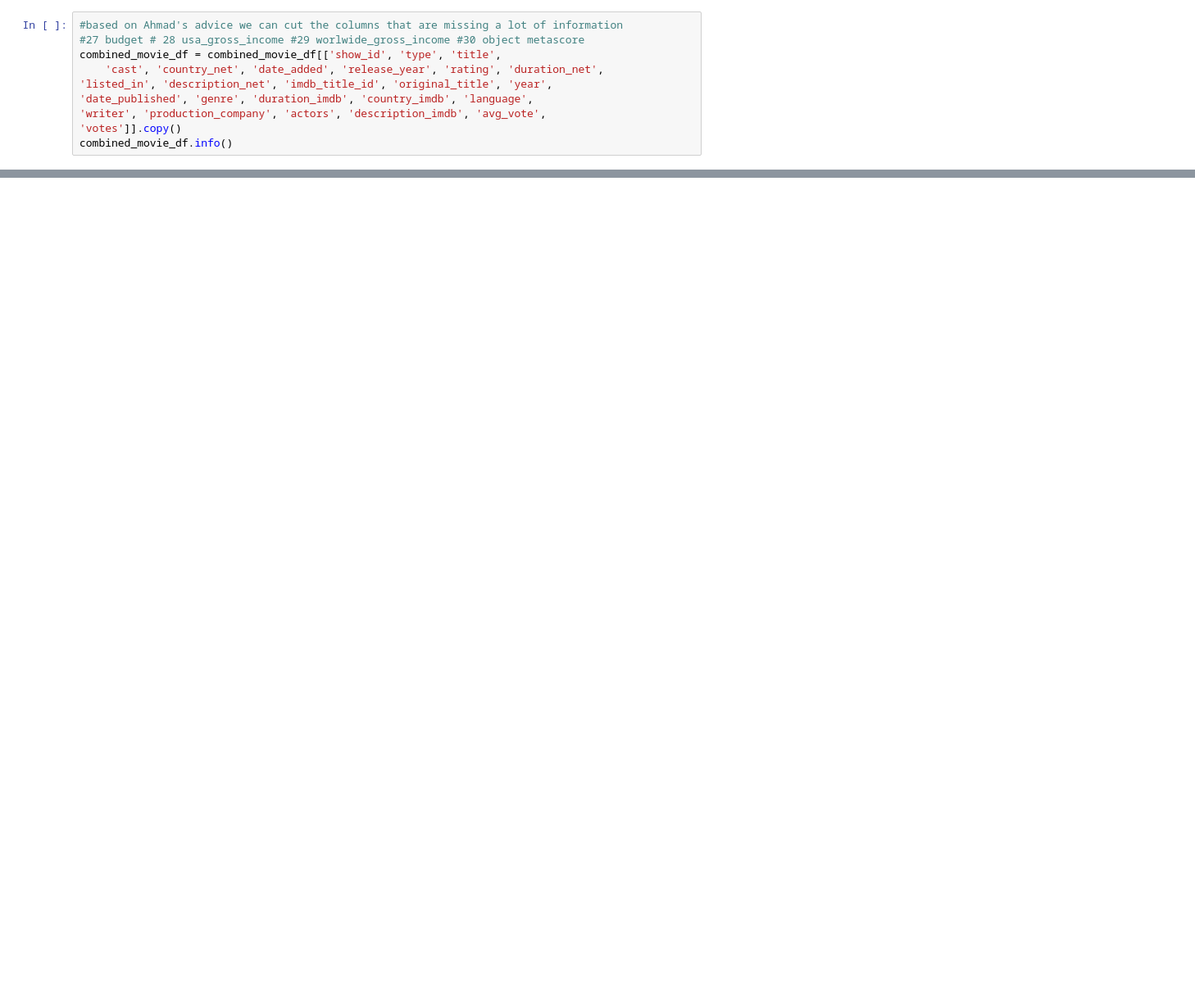
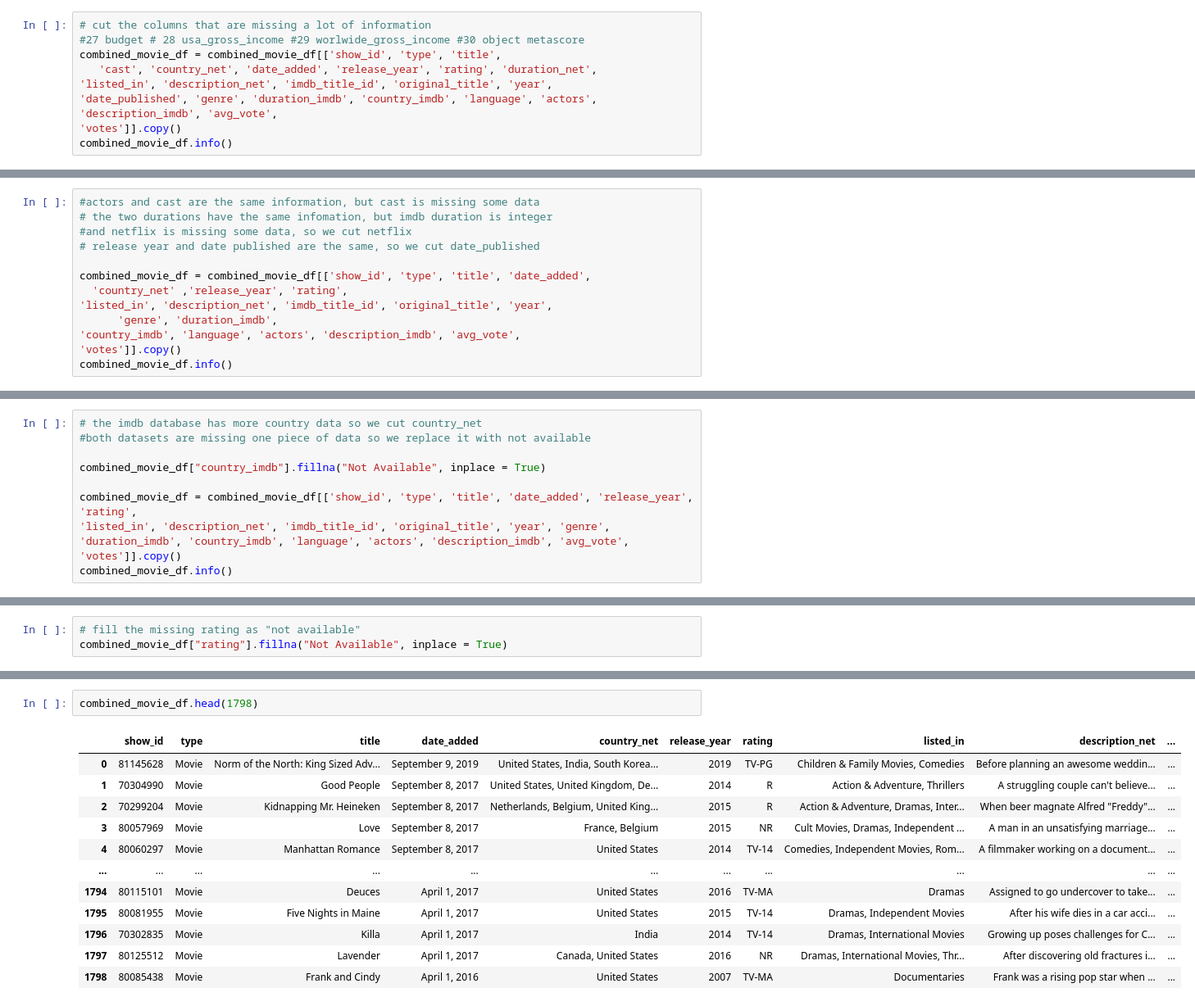
Before and after one commit to hsaka1993/ETLNetflixProject, a Jupyter notebook: Matt_only_movies_etl-short.ipynb, the cells around one changed output, grey strips where cells are left out. Shown: that part at 82% size. Saved outputs shown, nothing was run; the diff lists cells and outputs as text; blank space fills up the shorter version.

Commit message:
add the final movie dataframe

```diff
--- a/Matt_only_movies_etl-short.ipynb
+++ b/Matt_only_movies_etl-short.ipynb
@@ -212,11 +197,10 @@ memory usage: 460.2+ KB
 # %%
-#based on Ahmad's advice we can cut the columns that are missing a lot of information
+# cut the columns that are missing a lot of information
 #27 budget # 28 usa_gross_income #29 worlwide_gross_income #30 object metascore
 combined_movie_df = combined_movie_df[['show_id', 'type', 'title',
-    'cast', 'country_net', 'date_added', 'release_year', 'rating', 'duration_net',
+   'cast', 'country_net', 'date_added', 'release_year', 'rating', 'duration_net',
 'listed_in', 'description_net', 'imdb_title_id', 'original_title', 'year',
-'date_published', 'genre', 'duration_imdb', 'country_imdb', 'language',
-'writer', 'production_company', 'actors', 'description_imdb', 'avg_vote',
+'date_published', 'genre', 'duration_imdb', 'country_imdb', 'language', 'actors', 'description_imdb', 'avg_vote',
 'votes']].copy()
 combined_movie_df.info()
 # %% [output]
@@ -267,0 +224,13 @@ combined_movie_df[bool_series].T
+# %%
+#actors and cast are the same information, but cast is missing some data
+# the two durations have the same infomation, but imdb duration is integer
+#and netflix is missing some data, so we cut netflix
+# release year and date published are the same, so we cut date_published
+
+combined_movie_df = combined_movie_df[['show_id', 'type', 'title', 'date_added',
+  'country_net' ,'release_year', 'rating',
+'listed_in', 'description_net', 'imdb_title_id', 'original_title', 'year',
+      'genre', 'duration_imdb',
+'country_imdb', 'language', 'actors', 'description_imdb', 'avg_vote',
+'votes']].copy()
+combined_movie_df.info()
@@ -267,0 +280,10 @@ combined_movie_df[bool_series].T
+# %%
+# the imdb database has more country data so we cut country_net
+#both datasets are missing one piece of data so we replace it with not available
+
+combined_movie_df["country_imdb"].fillna("Not Available", inplace = True)
+
+combined_movie_df = combined_movie_df[['show_id', 'type', 'title', 'date_added', 'release_year', 'rating',
+'listed_in', 'description_net', 'imdb_title_id', 'original_title', 'year', 'genre', 'duration_imdb', 'country_imdb', 'language', 'actors', 'description_imdb', 'avg_vote',
+'votes']].copy()
+combined_movie_df.info()
@@ -267,0 +308,3 @@ combined_movie_df[bool_series].T
+# %%
+# fill the missing rating as "not available"
+combined_movie_df["rating"].fillna("Not Available", inplace = True)
@@ -267,0 +335,15 @@ combined_movie_df[bool_series].T
+# %%
+combined_movie_df.head(1798)
+# %% [output]
+|  | show_id | type | title | date_added | country_net | release_year | rating | listed_in | description_net | ... |
+| 0 | 81145628 | Movie | Norm of the North: King Sized Adv... | September 9, 2019 | United States, India, South Korea... | 2019 | TV-PG | Children & Family Movies, Comedies | Before planning an awesome weddin... | ... |
+| 1 | 70304990 | Movie | Good People | September 8, 2017 | United States, United Kingdom, De... | 2014 | R | Action & Adventure, Thrillers | A struggling couple can't believe... | ... |
+| 2 | 70299204 | Movie | Kidnapping Mr. Heineken | September 8, 2017 | Netherlands, Belgium, United King... | 2015 | R | Action & Adventure, Dramas, Inter... | When beer magnate Alfred "Freddy"... | ... |
+| 3 | 80057969 | Movie | Love | September 8, 2017 | France, Belgium | 2015 | NR | Cult Movies, Dramas, Independent ... | A man in an unsatisfying marriage... | ... |
+| 4 | 80060297 | Movie | Manhattan Romance | September 8, 2017 | United States | 2014 | TV-14 | Comedies, Independent Movies, Rom... | A filmmaker working on a document... | ... |
+| ... | ... | ... | ... | ... | ... | ... | ... | ... | ... | ... |
+| 1794 | 80115101 | Movie | Deuces | April 1, 2017 | United States | 2016 | TV-MA | Dramas | Assigned to go undercover to take... | ... |
+| 1795 | 80081955 | Movie | Five Nights in Maine | April 1, 2017 | United States | 2015 | TV-14 | Dramas, Independent Movies | After his wife dies in a car acci... | ... |
+| 1796 | 70302835 | Movie | Killa | April 1, 2017 | India | 2014 | TV-14 | Dramas, International Movies | Growing up poses challenges for C... | ... |
+| 1797 | 80125512 | Movie | Lavender | April 1, 2017 | Canada, United States | 2016 | NR | Dramas, International Movies, Thr... | After discovering old fractures i... | ... |
+| 1798 | 80085438 | Movie | Frank and Cindy | April 1, 2016 | United States | 2007 | TV-MA | Documentaries | Frank was a rising pop star when ... | ... |
```
Also changed, not shown: parts of 24 cells of this notebook, 1 other file.
